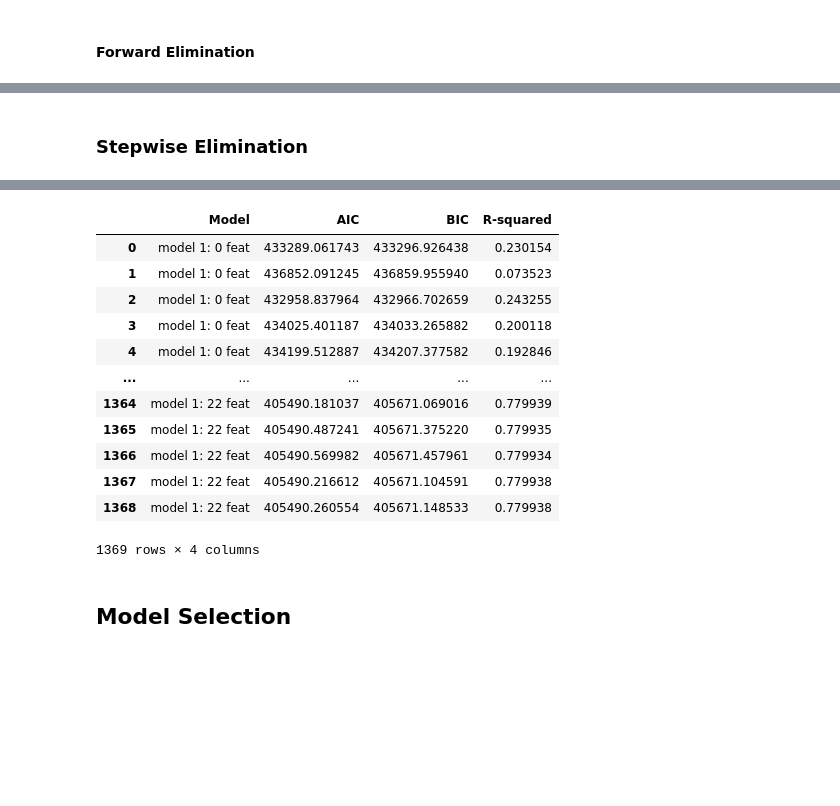
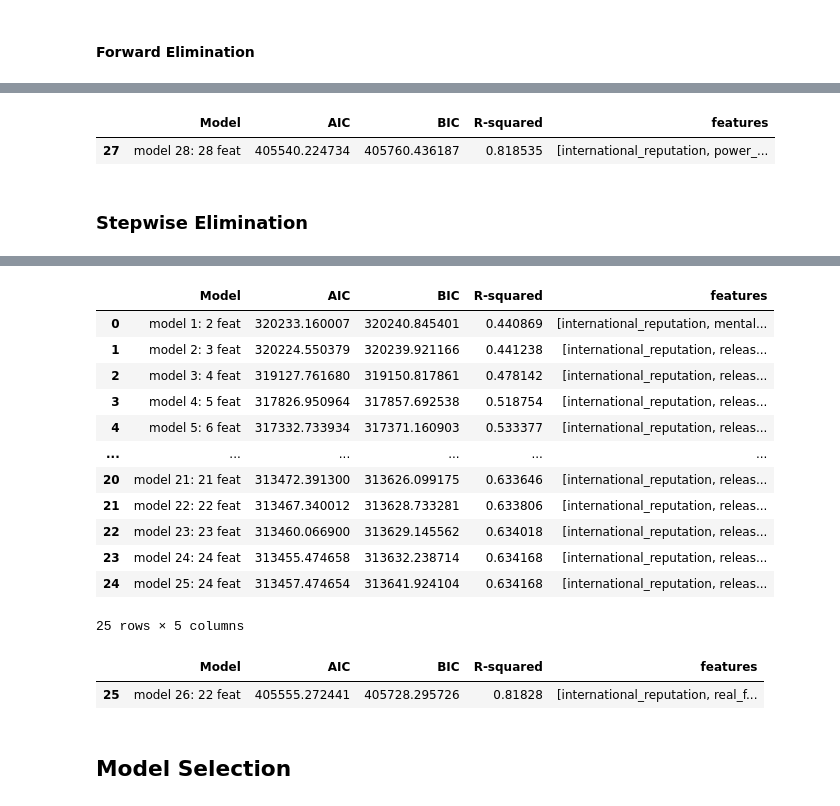
Before and after one commit to RumiAllbert/FIFA-Linear-Analysis, a Jupyter notebook: src/fifa.ipynb, the cells around one changed output, grey strips where cells are left out. Drawn from its saved outputs; the diff is of its cells as text; code cells hidden in the pictures; blank space fills up the shorter version.

```diff
--- a/src/fifa.ipynb
+++ b/src/fifa.ipynb
@@ -217,6 +311,7 @@ unwated_columns = [
     'club_flag_url',
     'nation_logo_url',
     'nation_flag_url',
+    'goalkeeping_speed',
     'ls',
     'st',
     'rs',
@@ -272,9 +367,9 @@ def simplify_position(position):
 
 fifa_df['player_positions'] = fifa_df['player_positions'].apply(simplify_position)
 
-# Change club name to 1 if it belongs to the top 10 clubs, and 0 otherwise
+# Change club name to 1 if it belongs to the top 20 clubs, and 0 otherwise
 top_clubs = fifa_df.groupby('club')['value'].sum(
-).sort_values(ascending=False).head(15).index.tolist()
+).sort_values(ascending=False).head(20).index.tolist()
 def change_club_name(club_name):
     if club_name in top_clubs:
         return 1
@@ -306,8 +410,10 @@ util.print(fifa_df)
 # %%
+from statistics import mean
 from sklearn.impute import SimpleImputer
 model_df = fifa_df.copy()
 # Create dummy variables for the categorical columns
 model_df = pd.get_dummies(model_df, drop_first=True)
+model_df.dropna(subset=['wage', 'value', 'release_clause'], inplace=True)
 
 # Impute the missing values with mean
 imputer = SimpleImputer(strategy='mean')
@@ -329,0 +436,21 @@ model_df
+# %%
+# Outlier detection
+from collections import Counter
+
+def detect_outliers(df, n, features):
+    outlier_indices = []
+    for col in features:
+        Q1 = np.percentile(df[col], 25)
+        Q3 = np.percentile(df[col], 75)
+        IQR = Q3 - Q1
+        outlier_step = 1.5 * IQR
+        outlier_list_col = df[(df[col] < Q1 - outlier_step) | (
+            df[col] > Q3 + outlier_step )].index
+        outlier_indices.extend(outlier_list_col)
+    outlier_indices = Counter(outlier_indices)
+    multiple_outliers = list(k for k, v in outlier_indices.items() if v > n)
+    return multiple_outliers
+
+outliers_to_drop = detect_outliers(model_df, 2, ['wage'])
+model_df = model_df.drop(outliers_to_drop, axis=0).reset_index(drop=True)
+model_df
@@ -333,7 +474,7 @@ X, y = model_df.drop(['wage'], axis=1).copy(), model_df['wage'].copy()
 # %% [markdown]
 ### Modeling with OLS
 # %%
-X = sm.add_constant(X)
+X_ = sm.add_constant(X)
 fit = sm.OLS(y, X).fit()
 fit.summary()
 # %% [output]
@@ -528 +680,7 @@ Add with p-value 0.014: defending_standing_tackle
+# %%
+# Plot the model with the highest lowest AIC, BIC and R-squared
+model_results_FR.sort_values(by=['AIC', 'BIC', 'R-squared'], ascending=True).head(1)
+# %% [output]
+|  | Model | AIC | BIC | R-squared | features |
+| 27 | model 28: 28 feat | 405540.224734 | 405760.436187 | 0.818535 | [international_reputation, power_... |
 # %%
@@ -550,9 +708,6 @@ def stepwise_regression(X, y,
         new_pval = pd.Series(index=excluded)
         for new_column in excluded:
             model = sm.OLS(y, pd.DataFrame(X[included+[new_column]])).fit()
-            model_results.loc[len(model_results)] = [
-                f'model {model_num}: {len(included)} feat', model.aic, model.bic, model.rsquared, included+[new_column]]
-            model_num+1
             new_pval[new_column] = model.pvalues[new_column]
         best_pval = new_pval.min()
         if best_pval < threshold_in:
@@ -564,6 +719,9 @@ def stepwise_regression(X, y,
             if verbose:
                 print(f'Add with p-value {best_pval:.3f}: {best_feature}')
 
+        model_results.loc[len(model_results)] = [
+            f'model {model_num}: {len(included+[new_column])} feat', model.aic, model.bic, model.rsquared, included+[new_column]]
+        model_num+=1
         # backward step
         model = sm.OLS(y, pd.DataFrame(X[included])).fit()
         # use all coefs except intercept
@@ -604,15 +762,22 @@ Add with p-value 0.037: attacking_crossing
-|  | Model | AIC | BIC | R-squared |
-| 0 | model 1: 0 feat | 433289.061743 | 433296.926438 | 0.230154 |
-| 1 | model 1: 0 feat | 436852.091245 | 436859.955940 | 0.073523 |
-| 2 | model 1: 0 feat | 432958.837964 | 432966.702659 | 0.243255 |
-| 3 | model 1: 0 feat | 434025.401187 | 434033.265882 | 0.200118 |
-| 4 | model 1: 0 feat | 434199.512887 | 434207.377582 | 0.192846 |
-| ... | ... | ... | ... | ... |
-| 1364 | model 1: 22 feat | 405490.181037 | 405671.069016 | 0.779939 |
-| 1365 | model 1: 22 feat | 405490.487241 | 405671.375220 | 0.779935 |
-| 1366 | model 1: 22 feat | 405490.569982 | 405671.457961 | 0.779934 |
-| 1367 | model 1: 22 feat | 405490.216612 | 405671.104591 | 0.779938 |
-| 1368 | model 1: 22 feat | 405490.260554 | 405671.148533 | 0.779938 |
+|  | Model | AIC | BIC | R-squared | features |
+| 0 | model 1: 2 feat | 320233.160007 | 320240.845401 | 0.440869 | [international_reputation, mental... |
+| 1 | model 2: 3 feat | 320224.550379 | 320239.921166 | 0.441238 | [international_reputation, releas... |
+| 2 | model 3: 4 feat | 319127.761680 | 319150.817861 | 0.478142 | [international_reputation, releas... |
+| 3 | model 4: 5 feat | 317826.950964 | 317857.692538 | 0.518754 | [international_reputation, releas... |
+| 4 | model 5: 6 feat | 317332.733934 | 317371.160903 | 0.533377 | [international_reputation, releas... |
+| ... | ... | ... | ... | ... | ... |
+| 20 | model 21: 21 feat | 313472.391300 | 313626.099175 | 0.633646 | [international_reputation, releas... |
+| 21 | model 22: 22 feat | 313467.340012 | 313628.733281 | 0.633806 | [international_reputation, releas... |
+| 22 | model 23: 23 feat | 313460.066900 | 313629.145562 | 0.634018 | [international_reputation, releas... |
+| 23 | model 24: 24 feat | 313455.474658 | 313632.238714 | 0.634168 | [international_reputation, releas... |
+| 24 | model 25: 24 feat | 313457.474654 | 313641.924104 | 0.634168 | [international_reputation, releas... |
-1369 rows × 4 columns
+25 rows × 5 columns
+# %%
+# Plot the model with the highest lowest AIC, BIC and R-squared
+model_results_SR.sort_values(
+    by=['AIC', 'BIC', 'R-squared'], ascending=True).head(1)
+# %% [output]
+|  | Model | AIC | BIC | R-squared | features |
+| 25 | model 26: 22 feat | 405555.272441 | 405728.295726 | 0.81828 | [international_reputation, real_f... |
 # %% [markdown]
 ## Model Selection
```
Also changed, not shown: parts of 57 cells of this notebook, 7 other files.
